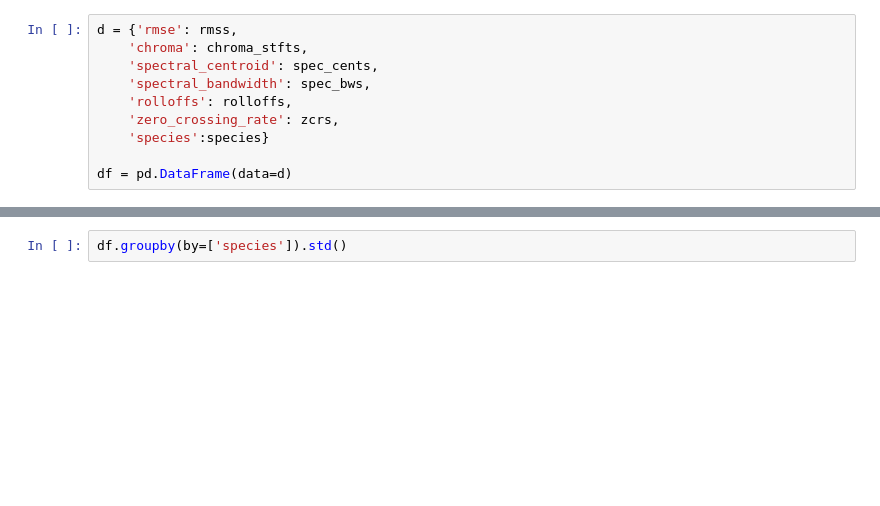
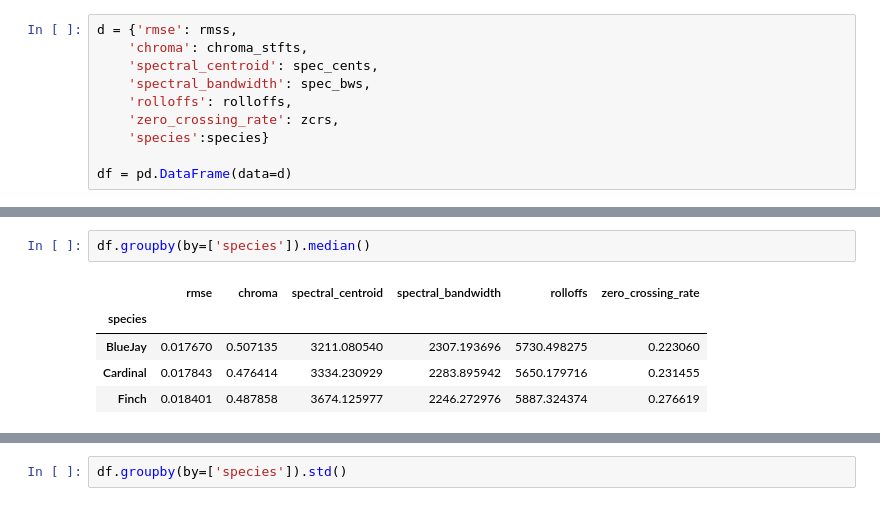
Before and after one commit to benspils/BirdBible, a Jupyter notebook: BirdBible.ipynb, the cells around one changed output, grey strips where cells are left out. Drawn from its saved outputs; the diff is of its cells as text; blank space fills up the shorter version.

```diff
--- a/BirdBible.ipynb
+++ b/BirdBible.ipynb
@@ -370,0 +384,8 @@ Text(0.5, 1.0, 'Standard Deviations of Rolloffs')
+# %%
+df.groupby(by=['species']).median()
+# %% [output]
+|  | rmse | chroma | spectral_centroid | spectral_bandwidth | rolloffs | zero_crossing_rate |
+| species |  |  |  |  |  |  |
+| BlueJay | 0.017670 | 0.507135 | 3211.080540 | 2307.193696 | 5730.498275 | 0.223060 |
+| Cardinal | 0.017843 | 0.476414 | 3334.230929 | 2283.895942 | 5650.179716 | 0.231455 |
+| Finch | 0.018401 | 0.487858 | 3674.125977 | 2246.272976 | 5887.324374 | 0.276619 |
```
Also changed, not shown: parts of 70 cells of this notebook, 8 other files.
